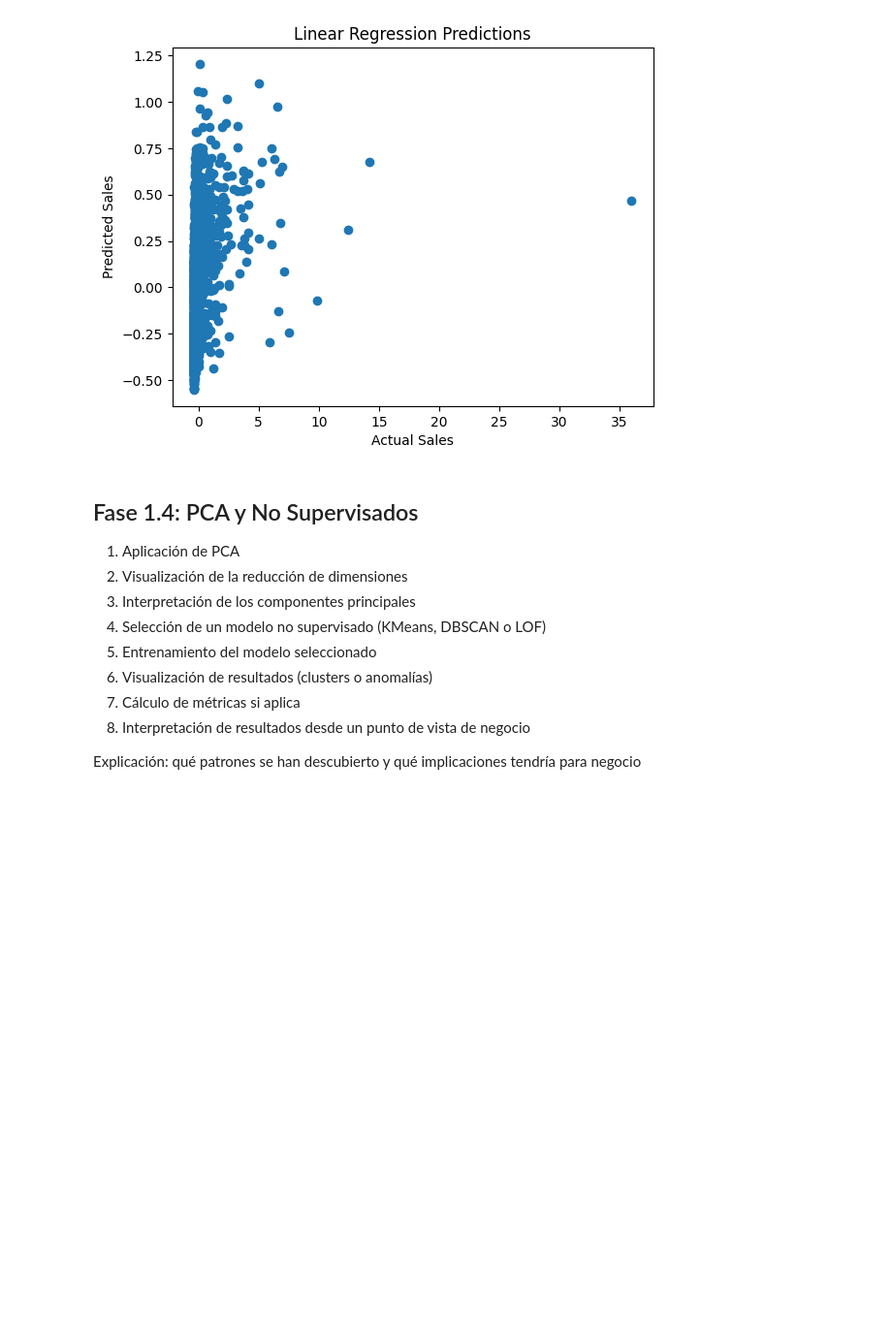
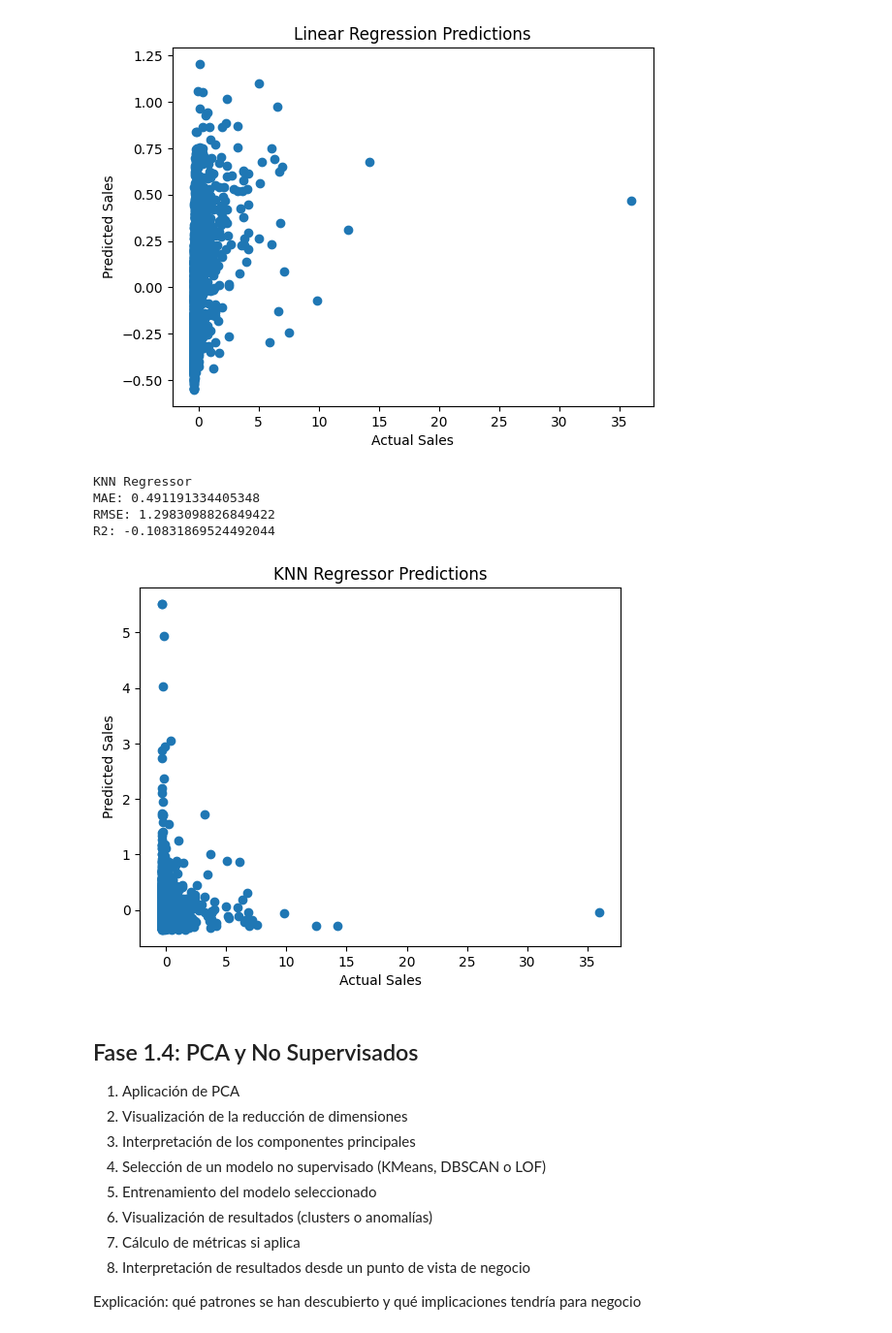
Before and after one commit to sofibarbeito/INESDI_Data-Science_ML_IA, a Jupyter notebook: [00] - Workshops/Workshop_ML_PartTime.ipynb, the cells around one changed output. Shown at 97% size. Saved outputs shown, nothing was run; the diff lists cells and outputs as text; code cells hidden in the pictures; blank space fills up the shorter version.

```diff
--- a/[00] - Workshops/Workshop_ML_PartTime.ipynb
+++ b/[00] - Workshops/Workshop_ML_PartTime.ipynb
@@ -513,3 +513,27 @@ knn_reg = KNeighborsRegressor(n_neighbors=5)
 knn_reg.fit(X_train_reg, y_train_reg)
 
 y_pred_knn_reg = knn_reg.predict(X_test_reg)
+# %%
+#Métricas KNN Regresor
+mae_knn = mean_absolute_error(y_test_reg, y_pred_knn_reg)
+rmse_knn = np.sqrt(mean_squared_error(y_test_reg, y_pred_knn_reg))
+r2_knn = r2_score(y_test_reg, y_pred_knn_reg)
+
+print("KNN Regressor")
+print("MAE:", mae_knn)
+print("RMSE:", rmse_knn)
+print("R2:", r2_knn)
+# %% [output]
+KNN Regressor
+MAE: 0.491191334405348
+RMSE: 1.2983098826849422
+R2: -0.10831869524492044
+# %%
+#Gráfica de predicciones KNN Regresor
+plt.scatter(y_test_reg, y_pred_knn_reg)
+plt.xlabel("Actual Sales")
+plt.ylabel("Predicted Sales")
+plt.title("KNN Regressor Predictions")
+plt.show()
+# %% [output]
+[figure, added]
```
Also changed, not shown: parts of 1 cell of this notebook.
